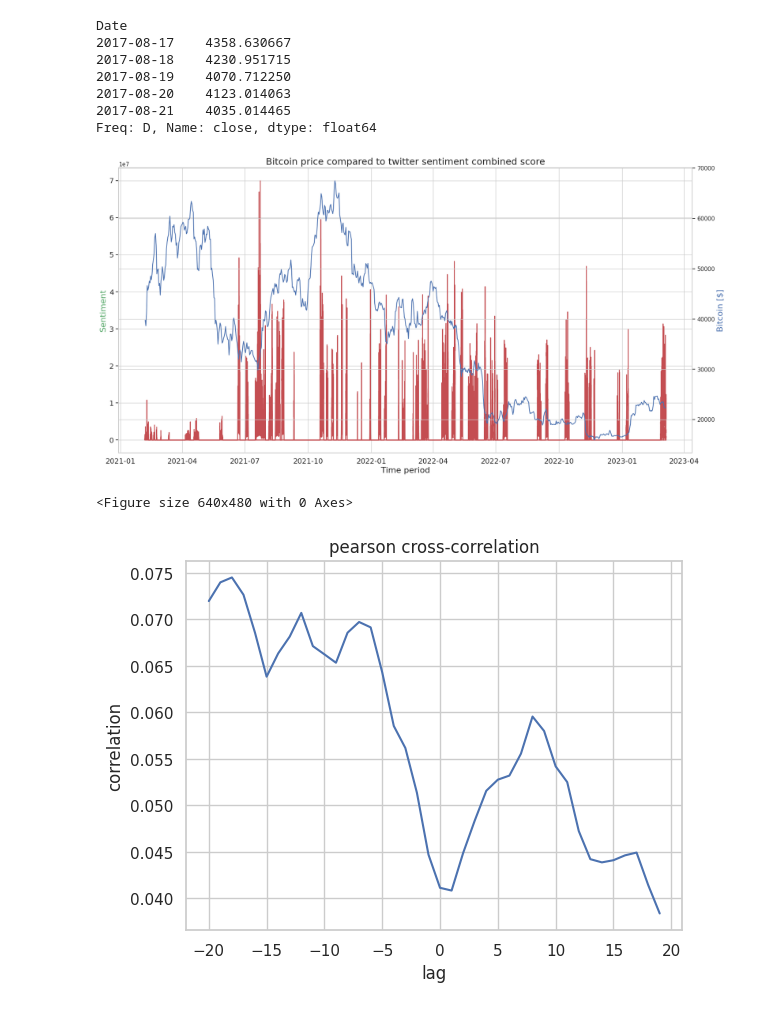
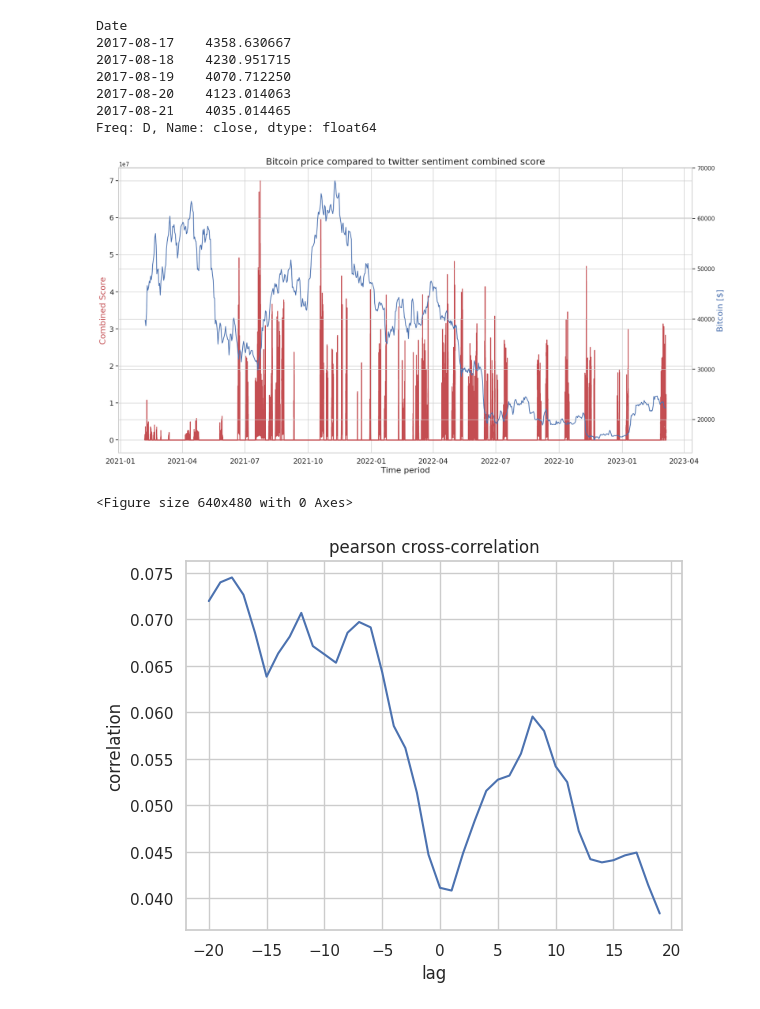
Before and after one commit to Bensong0506/Data-Science-in-Techno-Socio-Economic-Systems, a Jupyter notebook: long_term_correlation.ipynb, the cells around one changed output. Saved outputs shown, nothing was run; the diff lists cells and outputs as text; code cells hidden in the pictures.

```diff
--- a/long_term_correlation.ipynb
+++ b/long_term_correlation.ipynb
@@ -158,18 +158,18 @@ crypto_usd_grouped = crypto_usd_grouped[beggining:end]
 # %%
 fig, ax1 = plt.subplots(figsize=(20,10))
 ax1.set_title("Bitcoin price compared to twitter sentiment combined score", fontsize=18)
 ax1.tick_params(labelsize=14)
 ax2 = ax1.twinx()
 ax1.plot_date(tweets_grouped.index, tweets_grouped, 'r-')
 ax2.plot_date(crypto_usd_grouped.index, crypto_usd_grouped, 'b-')
 
-ax1.set_ylabel("Sentiment", color='r', fontsize=16)
+ax1.set_ylabel("Combined Score", color='r', fontsize=16)
 ax1.set_xlabel("Time period", fontsize=16)
 ax2.set_ylabel("Bitcoin [$]", color='b', fontsize=16)
 plt.show()
 plt.savefig('crypto_evolution_vs_twitter_sentiment', dpi=1000)
 # %% [output]
-[figure, old version]
+[figure, new version]
 <Figure size 640x480 with 0 Axes>
 # %%
 xcov = [crosscorr(tweets_grouped, crypto_usd_grouped, lag=i, method="pearson") for i in range(-20,20)]
```
Also changed, not shown: parts of 2 cells of this notebook.
